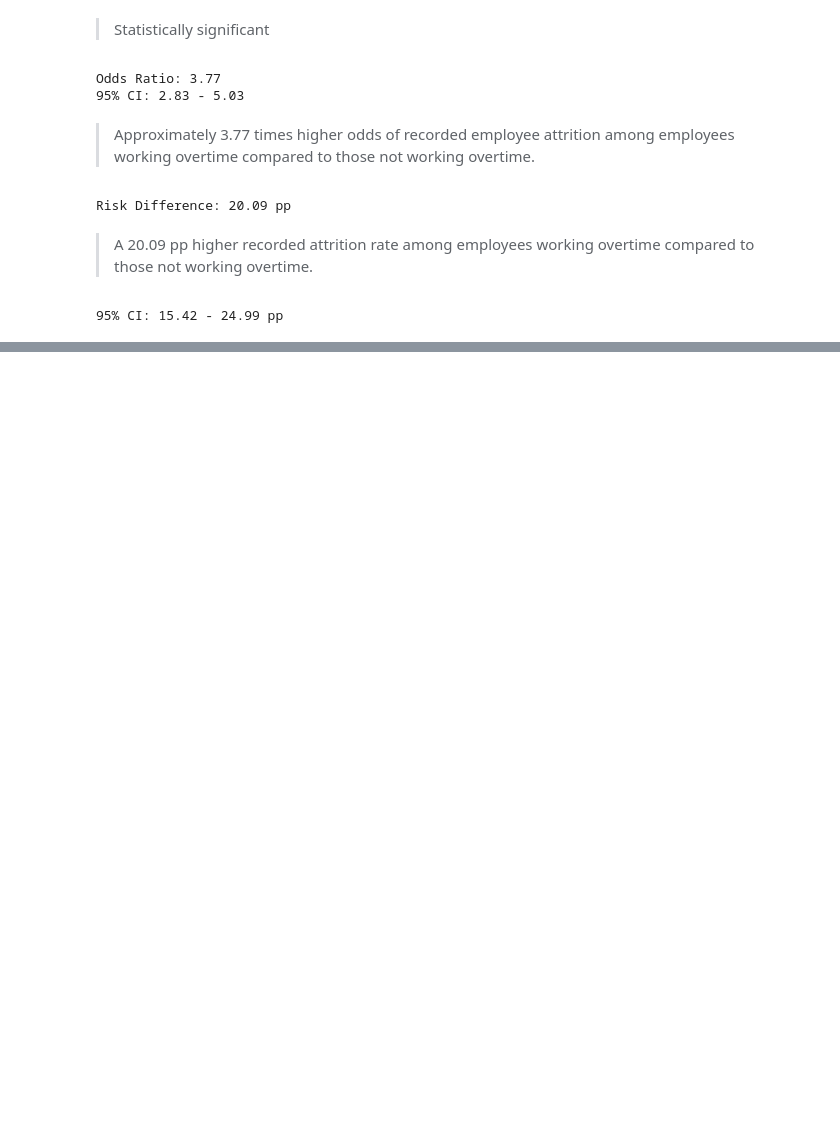
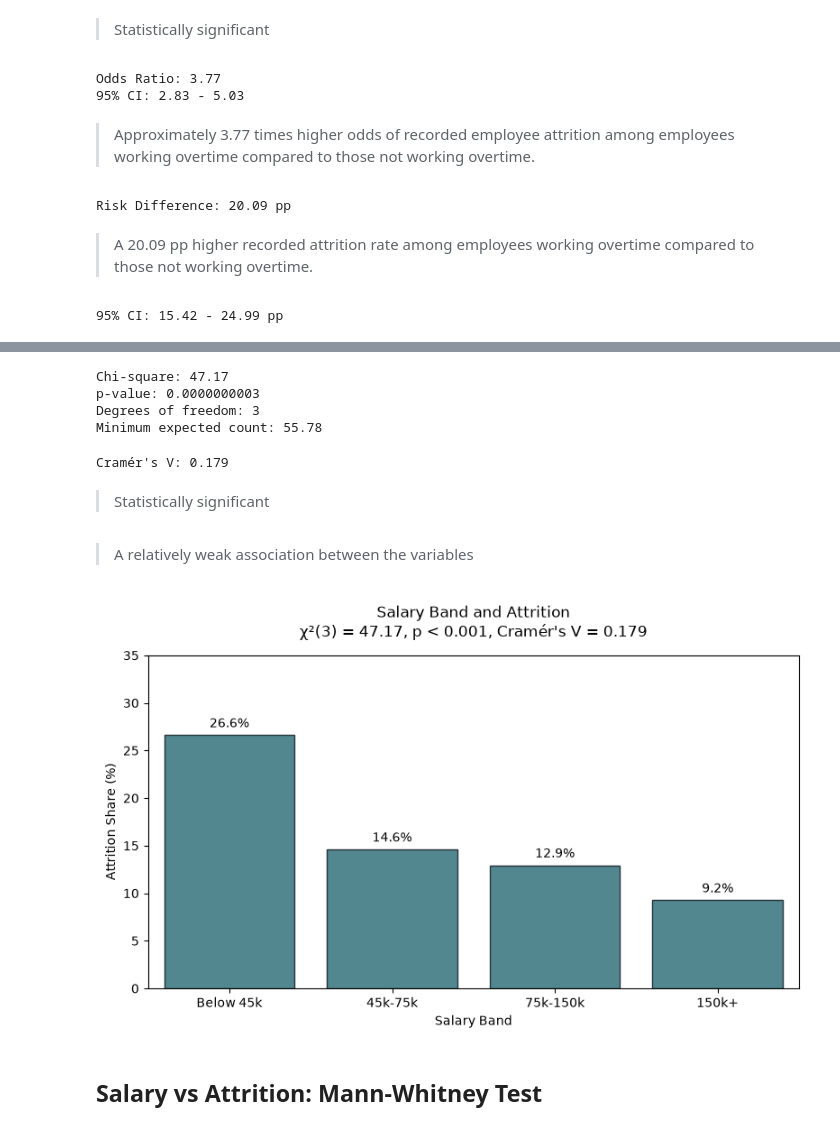
Before and after one commit to romarta/employee-attrition-analytics, a Jupyter notebook: notebooks/attrition_statistical_analysis.ipynb, the cells around one changed output, grey strips where cells are left out. Drawn from its saved outputs; the diff is of its cells as text; code cells hidden in the pictures; blank space fills up the shorter version.

```diff
--- a/notebooks/attrition_statistical_analysis.ipynb
+++ b/notebooks/attrition_statistical_analysis.ipynb
@@ -225,0 +244,8 @@ plt.show()
+# %%
+# crosstable
+table_salary = pd.crosstab(
+    df_workforce["SalaryBand"],
+    df_workforce["Attrition"]
+)
+
+table_salary
@@ -225,0 +259,64 @@ plt.show()
+# %%
+# Pearson's Chi-square test
+chi2_salary, p_salary, dof_salary, expected_salary = chi2_contingency(table_salary, correction=False)
+
+print(f"Chi-square: {chi2_salary:.2f}")
+print(f"p-value: {p_salary:.10f}")
+print(f"Degrees of freedom: {dof_salary}")
+print(f"Minimum expected count: {expected_salary.min():.2f}")
+# %% [output]
+Chi-square: 47.17
+p-value: 0.0000000003
+Degrees of freedom: 3
+Minimum expected count: 55.78
+# %%
+# Cramer's V
+n = table_salary.to_numpy().sum()
+cramers_v_salary = np.sqrt(chi2_salary / (n * (min(table_salary.shape) - 1)))
+
+print("Cramér's V:", round(cramers_v_salary, 3))
+# %% [output]
+Cramér's V: 0.179
+# %% [markdown]
+> Statistically significant
+# %% [markdown]
+> A relatively weak association between the variables
+# %%
+# Attrition share by salary band
+salary_share = (
+    table_salary["Yes"] / table_salary.sum(axis=1) * 100
+).reset_index(name="Attrition Share (%)")
+
+fig, ax = plt.subplots(figsize=(8, 5))
+
+sns.barplot(
+    data=salary_share,
+    x="SalaryBand",
+    y="Attrition Share (%)",
+    color="#488E99",
+    edgecolor="#26343C",
+    linewidth=1.0,
+    errorbar=None,
+    ax=ax
+)
+
+ax.bar_label(ax.containers[0], fmt="%.1f%%", padding=4)
+
+p_text = "p < 0.001" if p_salary < 0.001 else f"p = {p_salary:.3f}"
+
+ax.set_title(
+    f"Salary Band and Attrition\n"
+    f"χ²({dof_salary}) = {chi2_salary:.2f}, {p_text}, Cramér's V = {cramers_v_salary:.3f}",
+    pad=15
+)
+
+ax.set_xlabel("Salary Band")
+ax.set_ylabel("Attrition Share (%)")
+ax.set_ylim(0, 35)
+
+plt.tight_layout()
+plt.show()
+# %% [output]
+[figure, added]
+# %% [markdown]
+## Salary vs Attrition: Mann-Whitney Test
```
Also changed, not shown: parts of 17 cells of this notebook.
